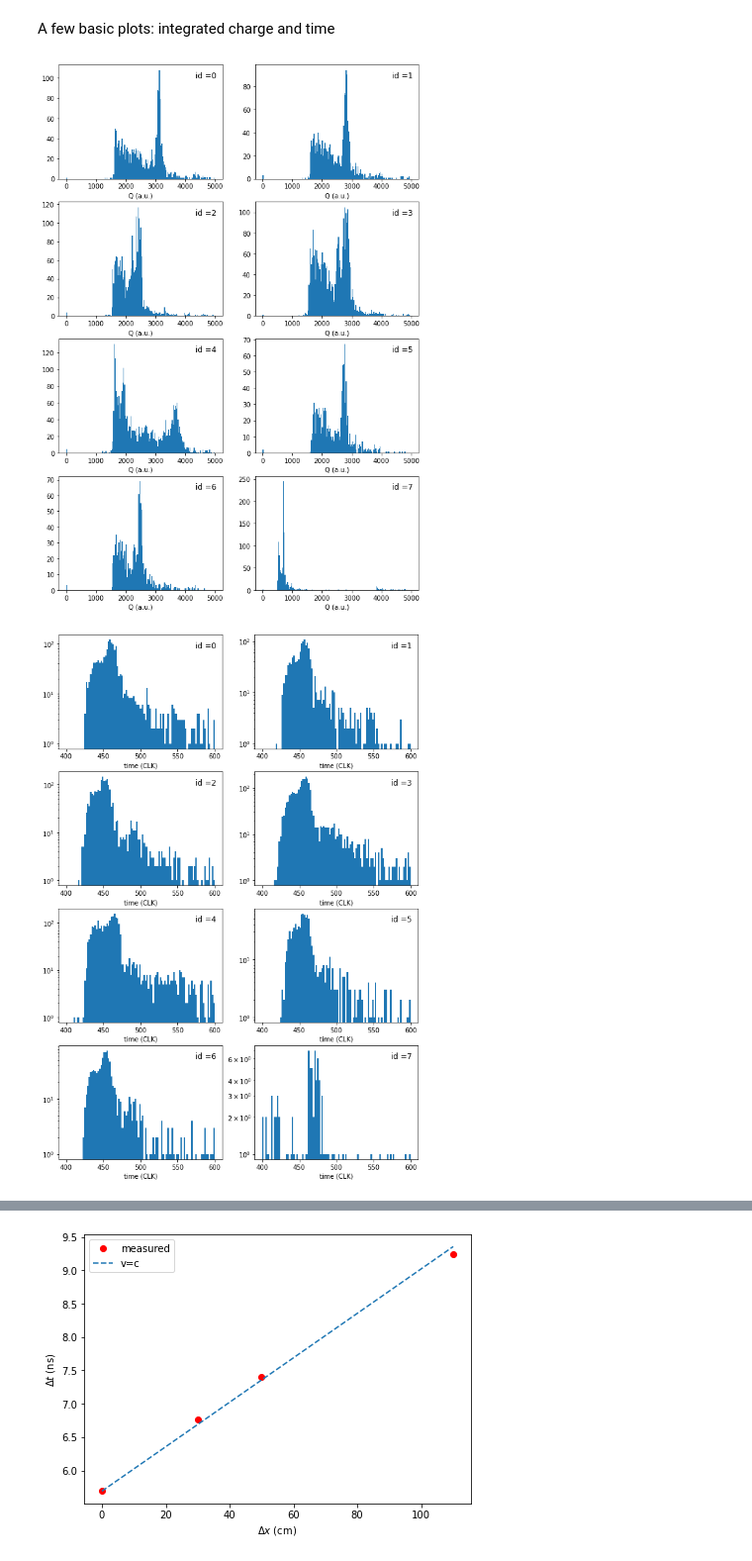
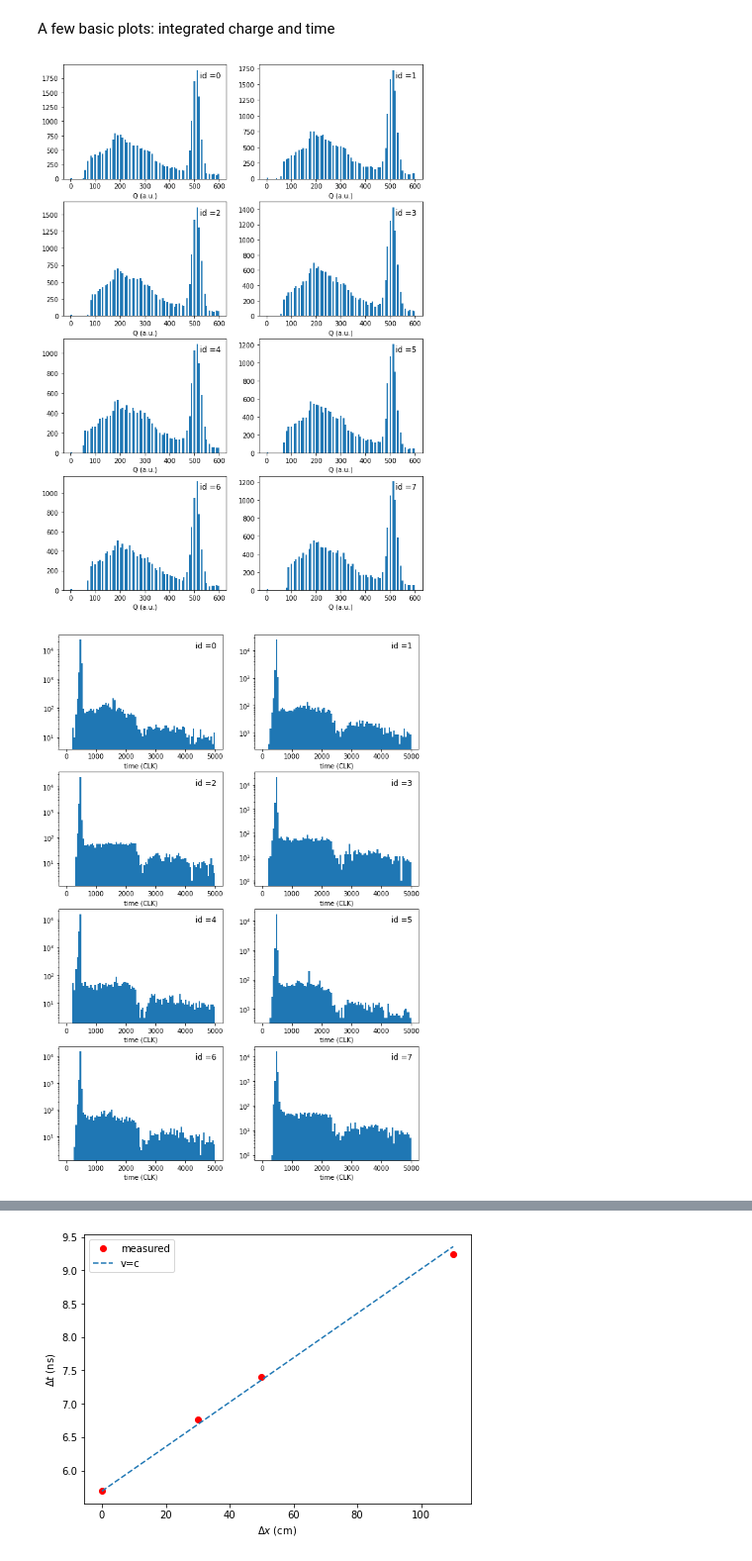
Before and after one commit to acolijn/DT5550_DAQ, a Jupyter notebook: analysis/decode_example.ipynb, the cells around one changed output, grey strips where cells are left out. Shown at 99% size. Saved outputs shown, nothing was run; the diff lists cells and outputs as text; code cells hidden in the pictures.

```diff
--- a/analysis/decode_example.ipynb
+++ b/analysis/decode_example.ipynb
@@ -65,7 +66,7 @@ Open a datafile and read the data
 # open the datfile
 #
 #io = DT5550(file='../../data/20211213_103444/data_20211213_103444_0.raw')
-io = DT5550(indir='../../data/20211216_114246/')
+io = DT5550(indir='C:/data/20211216_155941/')
 #io = DT5550(file='../../DT5550_DAQ/daq/ReadoutClient/test0.raw')
 
 
@@ -118,13 +107,13 @@ Processing done
 # %% [markdown]
 A few basic plots: integrated charge and time
 # %%
-io.plot_all(type="charge",bins=175,logy=False, range=(0,5000))
+io.plot_all(type="charge",bins=99,logy=False, range=(0,600))
 # %% [output]
-[figure, old version]
+[figure, new version]
 # %%
-io.plot_all(type="time",range=(400,600),bins=100,logy=True)
+io.plot_all(type="time",range=(0,5000),bins=100,logy=True)
 # %% [output]
-[figure, old version]
+[figure, new version]
 # %%
 from scipy.optimize import curve_fit
 
```
Also changed, not shown: parts of 8 cells of this notebook, 6 other files.
